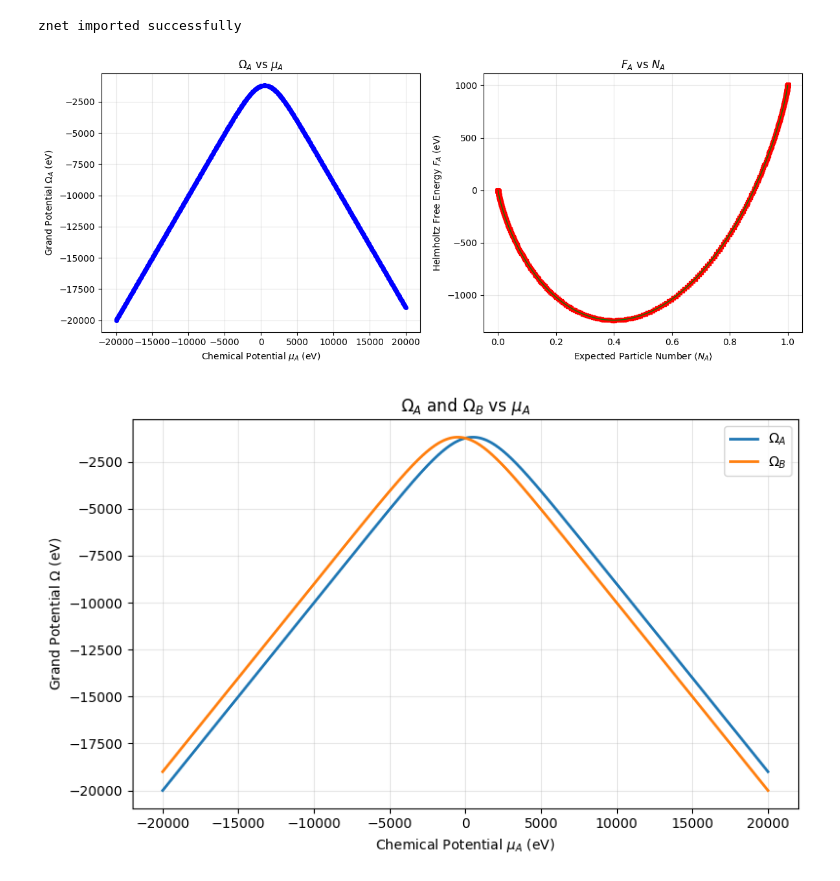
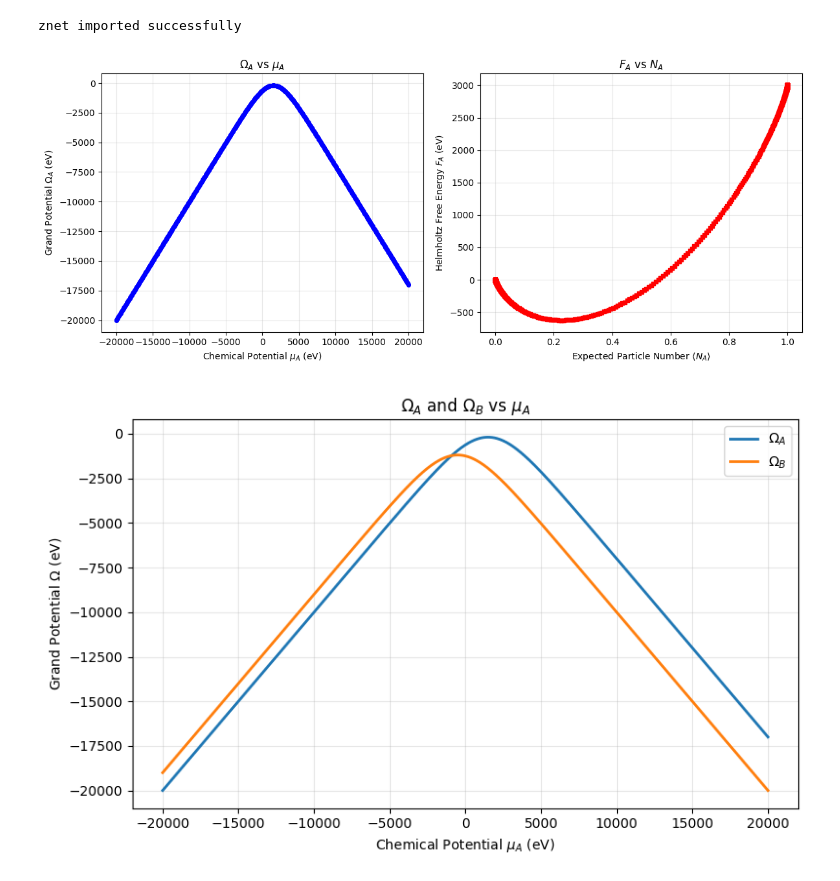
Before and after one commit to themintlab/Zgraph, a Jupyter notebook: examples/unit_test.ipynb, the cells around one changed output. Drawn from its saved outputs; the diff is of its cells as text; code cells hidden in the pictures.

```diff
--- a/examples/unit_test.ipynb
+++ b/examples/unit_test.ipynb
@@ -15,7 +15,7 @@ znet imported successfully
 # %%
 muA= SourceNode(key="mu_A")
 muB = SourceNode(key="mu_B")
-phase_aStack = StackNode([MixingNode(muA, enthalpy=1000), muB])
+phase_aStack = StackNode([MixingNode(muA, enthalpy=3000), muB])
 phase_a = MixingNode([phase_aStack])
 phase_bStack = StackNode([muA, MixingNode(muB, enthalpy=1000)])
 phase_b = MixingNode([phase_bStack])
@@ -31,38 +31,35 @@ omega_a_vals = omega_a(inputs).detach().numpy().flatten()
 mu_a_axis = inputs["mu_A"].detach().numpy().flatten()
 
 
 helmholtz_a_vals, N_a_vals = omega_a.to_Helmholtz(inputs)
 # Extract the particle number for the key 'mu_A'
 N_a_axis = N_a_vals['mu_A'].detach().numpy().flatten()
 helmholtz_a_vals = helmholtz_a_vals.detach().numpy().flatten()
 
 
 fig, (ax1, ax2) = plt.subplots(1, 2, figsize=(12, 5))
 
 # Plot 1: Grand Potential vs Chemical Potential
 ax1.plot(mu_a_axis, omega_a_vals, 'b-', linewidth=2, marker='o', markersize=4)
 ax1.set_xlabel(r'Chemical Potential $\mu_A$ (eV)')
 ax1.set_ylabel(r'Grand Potential $\Omega_A$ (eV)')
 ax1.set_title(r'$\Omega_A$ vs $\mu_A$')
 ax1.grid(True, alpha=0.3)
 
 # Plot 2: Helmholtz Free Energy vs Particle Number
 if len(N_a_axis) > 0:
     ax2.plot(N_a_axis, helmholtz_a_vals, 'r-', linewidth=2, marker='s', markersize=4)
     ax2.set_xlabel(r'Expected Particle Number $\langle N_A \rangle$')
     ax2.set_ylabel(r'Helmholtz Free Energy $F_A$ (eV)')
     ax2.set_title(r'$F_A$ vs $N_A$')
     ax2.grid(True, alpha=0.3)
 
-import numpy as np
-xa = N_a_axis
-ha_ideal = 8.314*293.15*(xa*(1000/(8.314*293.15)+np.log(xa)) + (1-xa)*np.log(1-xa))
-ax2.plot(N_a_axis, ha_ideal, 'g-', linewidth=1)
+
 
 plt.tight_layout()
 plt.show()
 # %% [output]
-[figure, old version]
+[figure, new version]
 # %%
 omega_b = ZNet(phase_b)
 
@@ -81,5 +78,5 @@ plt.legend()
 plt.tight_layout()
 plt.show()
 # %% [output]
-[figure, old version]
+[figure, new version]
 # %%
```
Also changed, not shown: parts of 2 cells of this notebook.
